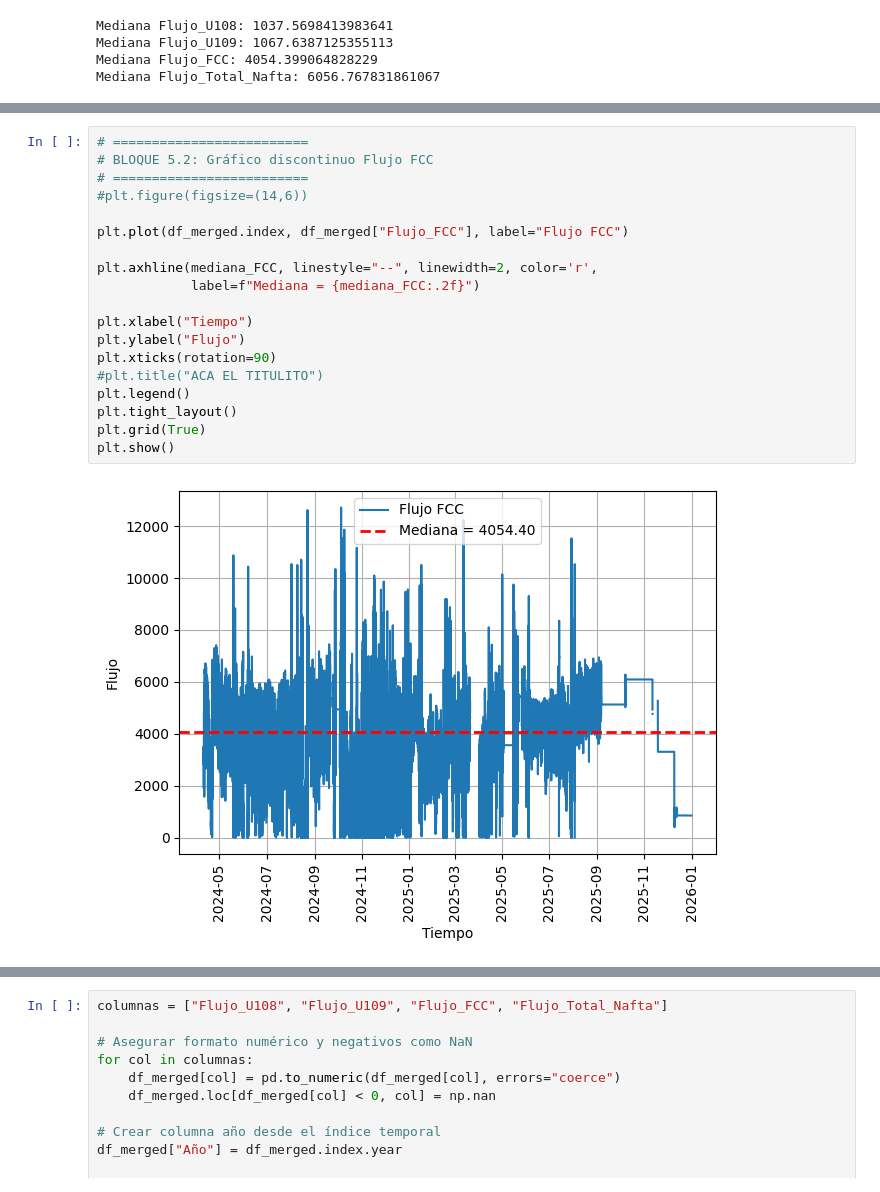
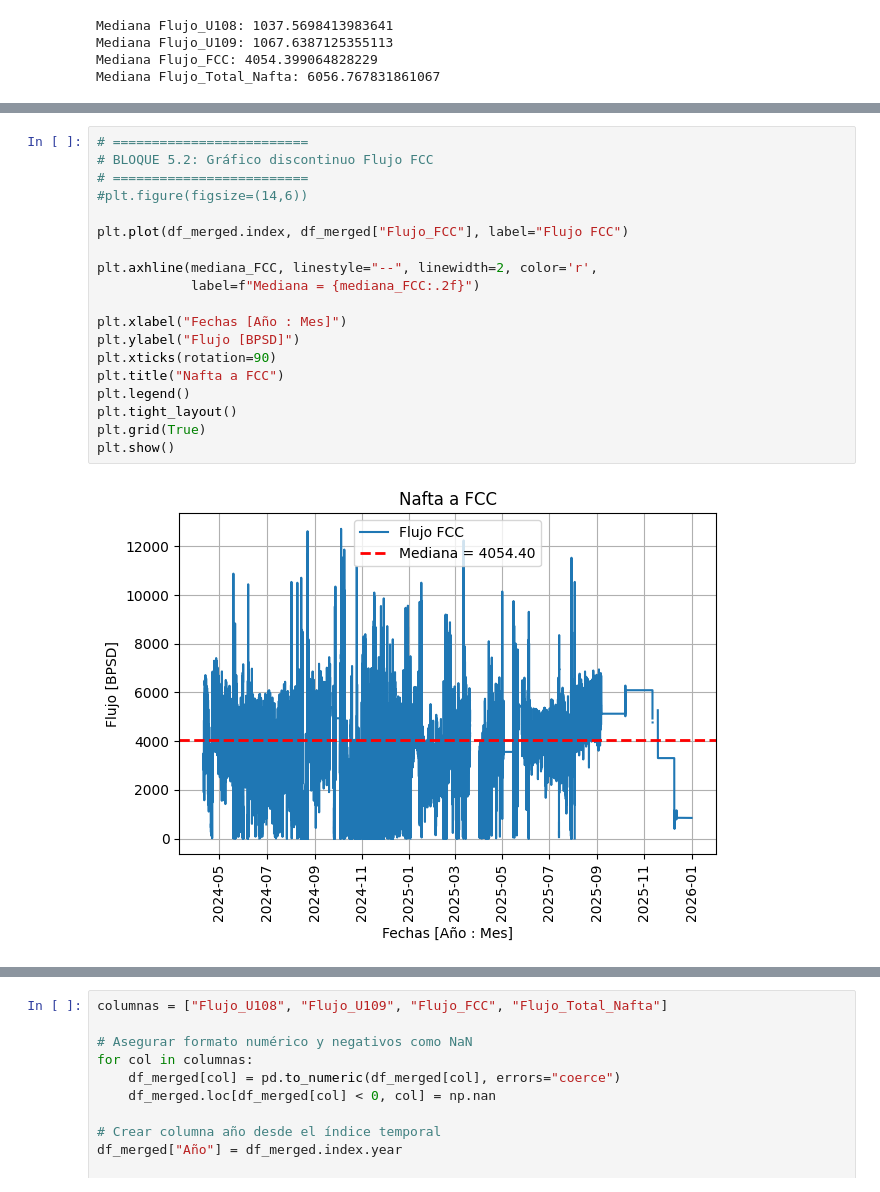
Before and after one commit to vbedoyaj21/OSBL, a Jupyter notebook: EDA_OSBL_Nafta.ipynb, the cells around one changed output, grey strips where cells are left out. Cells and saved outputs as stored; diff of their text form.

```diff
--- a/EDA_OSBL_Nafta.ipynb
+++ b/EDA_OSBL_Nafta.ipynb
@@ -202,21 +240,21 @@ plt.show()
 # %%
 # =========================
 # BLOQUE 5.2: Gráfico discontinuo Flujo FCC
 # =========================
 #plt.figure(figsize=(14,6))
 
 plt.plot(df_merged.index, df_merged["Flujo_FCC"], label="Flujo FCC")
 
 plt.axhline(mediana_FCC, linestyle="--", linewidth=2, color='r',
             label=f"Mediana = {mediana_FCC:.2f}")
 
-plt.xlabel("Tiempo")
-plt.ylabel("Flujo")
+plt.xlabel("Fechas [Año : Mes]")
+plt.ylabel("Flujo [BPSD]")
 plt.xticks(rotation=90)
-#plt.title("ACA EL TITULITO")
+plt.title("Nafta a FCC")
 plt.legend()
 plt.tight_layout()
 plt.grid(True)
 plt.show()
 # %% [output]
-[figure, old version]
+[figure, new version]
```
Also changed, not shown: parts of 11 cells of this notebook.
